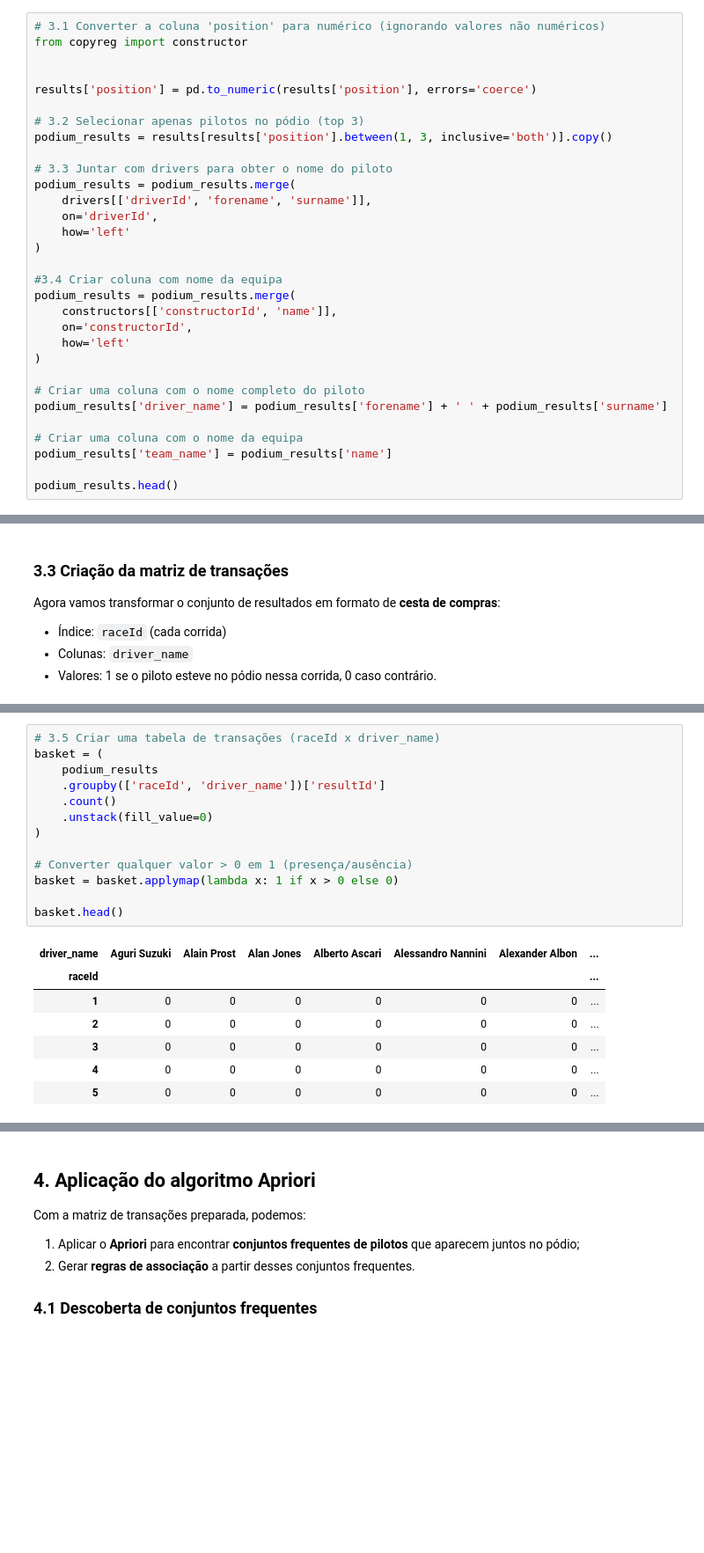
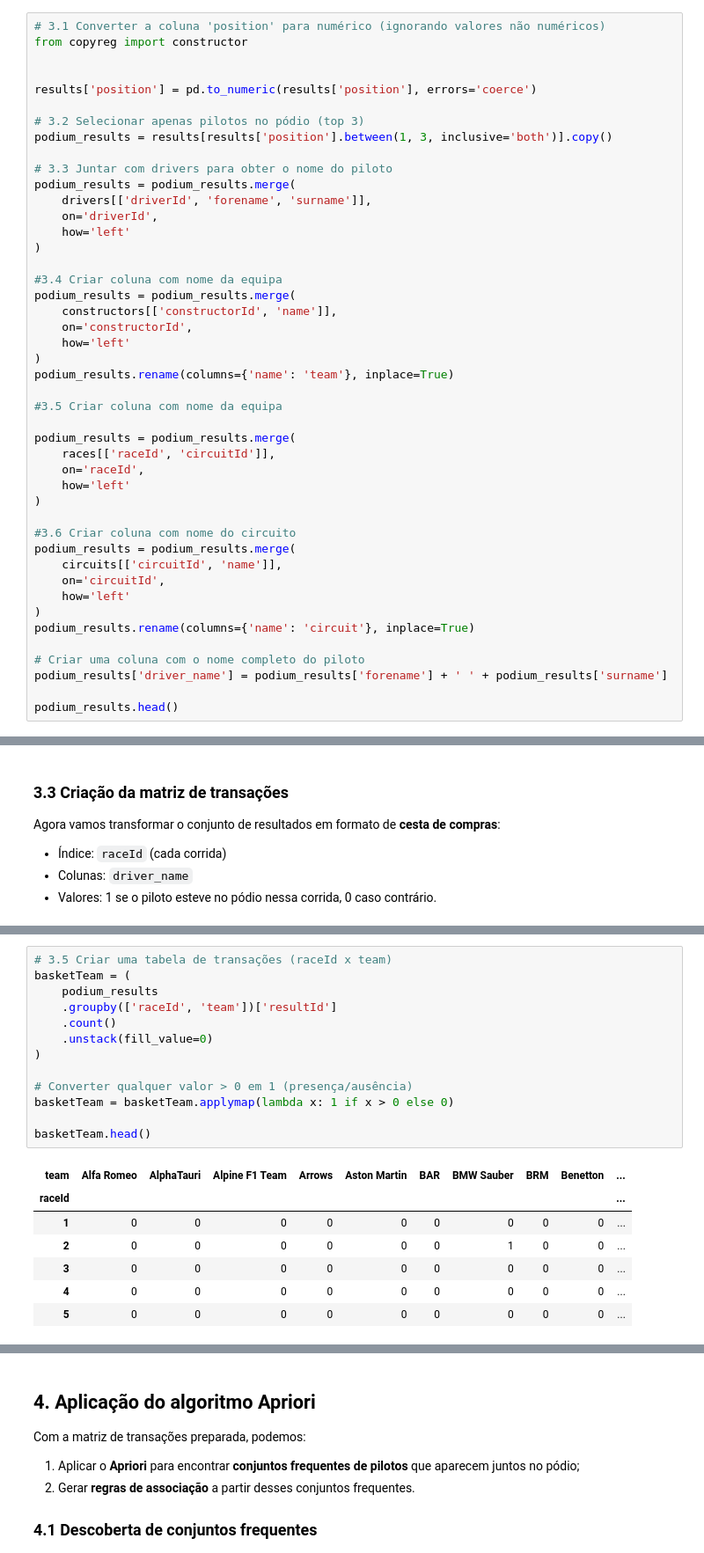
Before and after one commit to rodrigocastro27/IA25_P02_G3, a Jupyter notebook: Trabalho2/Notebook_P02_Apriori_F1.ipynb, the cells around one changed output, grey strips where cells are left out. Shown at 88% size. Saved outputs shown, nothing was run; the diff lists cells and outputs as text; blank space fills up the shorter version.

```diff
--- a/Trabalho2/Notebook_P02_Apriori_F1.ipynb
+++ b/Trabalho2/Notebook_P02_Apriori_F1.ipynb
@@ -181,13 +181,27 @@ podium_results = podium_results.merge(
     on='constructorId',
     how='left'
 )
+podium_results.rename(columns={'name': 'team'}, inplace=True)
+
+#3.5 Criar coluna com nome da equipa
+
+podium_results = podium_results.merge(
+    races[['raceId', 'circuitId']],
+    on='raceId',
+    how='left'
+)
+
+#3.6 Criar coluna com nome do circuito
+podium_results = podium_results.merge(
+    circuits[['circuitId', 'name']],
+    on='circuitId',
+    how='left'
+)
+podium_results.rename(columns={'name': 'circuit'}, inplace=True)
 
 # Criar uma coluna com o nome completo do piloto
 podium_results['driver_name'] = podium_results['forename'] + ' ' + podium_results['surname']
 
-# Criar uma coluna com o nome da equipa
-podium_results['team_name'] = podium_results['name']
-
 podium_results.head()
 # %% [output]
 |  | resultId | raceId | driverId | constructorId | number | grid | position | positionText | positionOrder | ... |
@@ -228,23 +242,23 @@ basket.head()
 | 5 | 0 | 0 | 0 | 0 | 0 | 0 | ... |
 5 rows × 216 columns
 # %%
-# 3.5 Criar uma tabela de transações (raceId x driver_name)
-basket = (
+# 3.5 Criar uma tabela de transações (raceId x team)
+basketTeam = (
     podium_results
-    .groupby(['raceId', 'driver_name'])['resultId']
+    .groupby(['raceId', 'team'])['resultId']
     .count()
     .unstack(fill_value=0)
 )
 
 # Converter qualquer valor > 0 em 1 (presença/ausência)
-basket = basket.applymap(lambda x: 1 if x > 0 else 0)
+basketTeam = basketTeam.applymap(lambda x: 1 if x > 0 else 0)
 
-basket.head()
+basketTeam.head()
 # %% [output]
-| driver_name | Aguri Suzuki | Alain Prost | Alan Jones | Alberto Ascari | Alessandro Nannini | Alexander Albon | ... |
-| raceId |  |  |  |  |  |  | ... |
-| 1 | 0 | 0 | 0 | 0 | 0 | 0 | ... |
-| 2 | 0 | 0 | 0 | 0 | 0 | 0 | ... |
-| 3 | 0 | 0 | 0 | 0 | 0 | 0 | ... |
-| 4 | 0 | 0 | 0 | 0 | 0 | 0 | ... |
-| 5 | 0 | 0 | 0 | 0 | 0 | 0 | ... |
+| team | Alfa Romeo | AlphaTauri | Alpine F1 Team | Arrows | Aston Martin | BAR | BMW Sauber | BRM | Benetton | ... |
+| raceId |  |  |  |  |  |  |  |  |  | ... |
+| 1 | 0 | 0 | 0 | 0 | 0 | 0 | 0 | 0 | 0 | ... |
+| 2 | 0 | 0 | 0 | 0 | 0 | 0 | 1 | 0 | 0 | ... |
+| 3 | 0 | 0 | 0 | 0 | 0 | 0 | 0 | 0 | 0 | ... |
+| 4 | 0 | 0 | 0 | 0 | 0 | 0 | 0 | 0 | 0 | ... |
+| 5 | 0 | 0 | 0 | 0 | 0 | 0 | 0 | 0 | 0 | ... |
```
Also changed, not shown: parts of 4 cells of this notebook, 1 other file.
